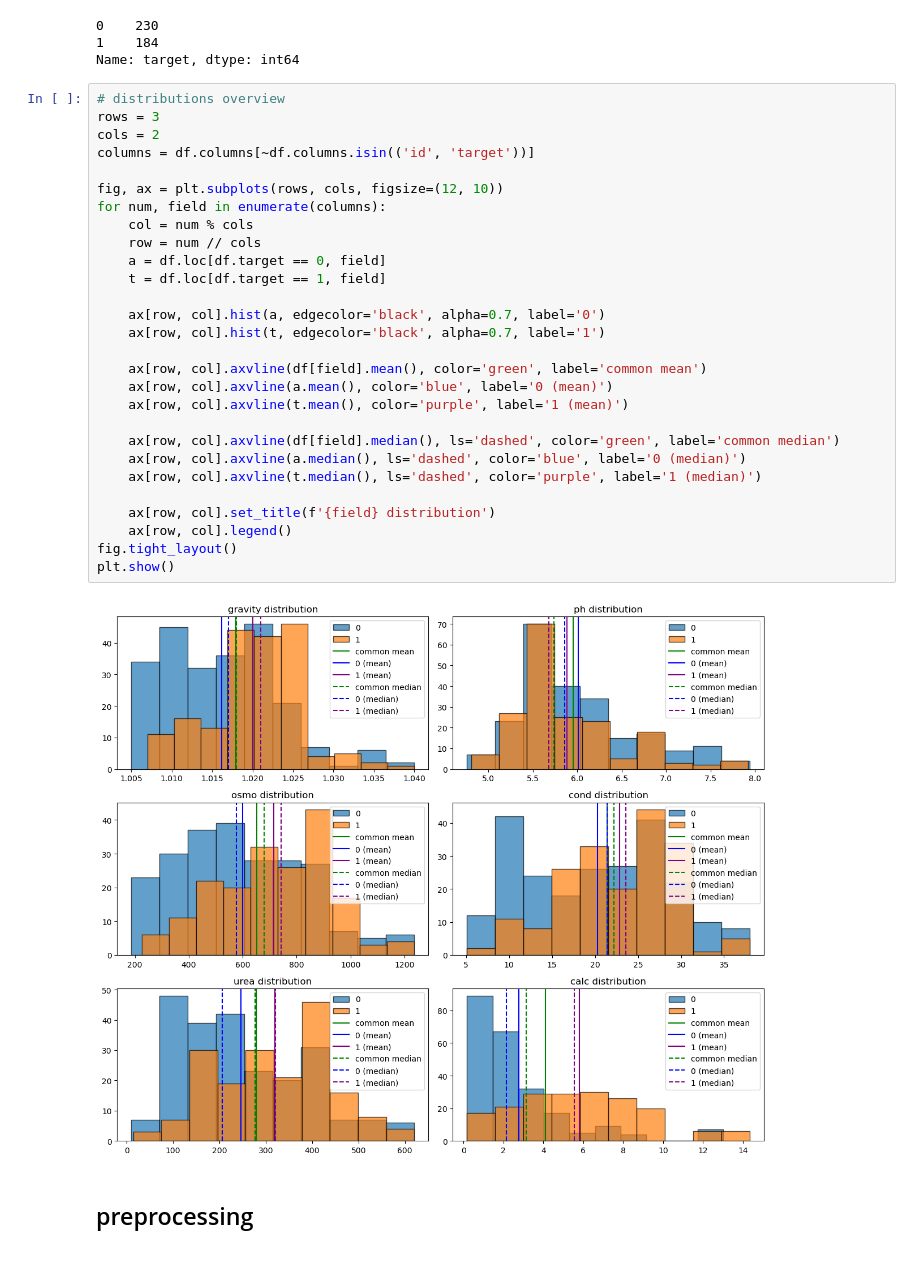
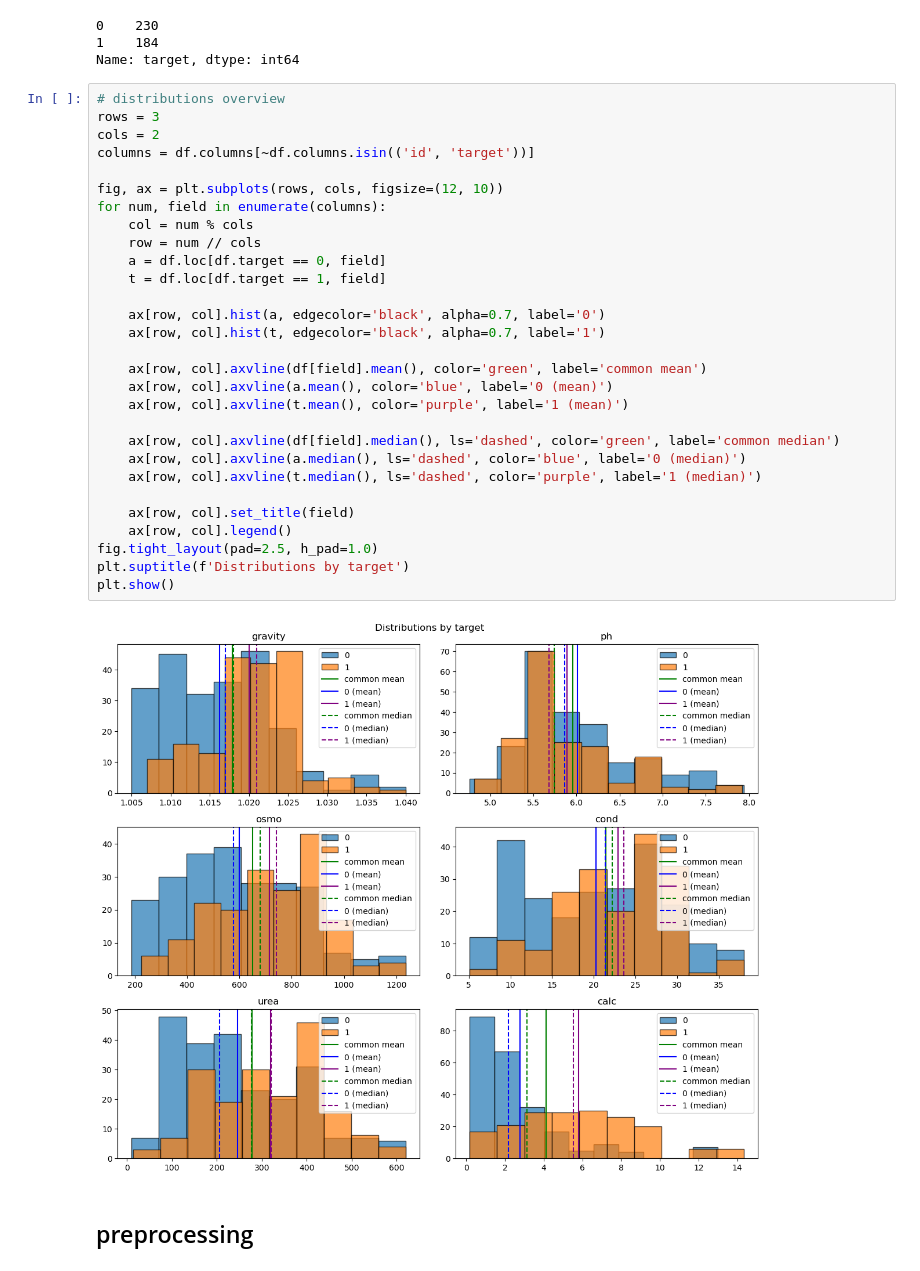
Before and after one commit to j2cry/playground, a Jupyter notebook: S3E12/overview.ipynb, the cells around one changed output. Cells and saved outputs as stored; diff of their text form.

```diff
--- a/S3E12/overview.ipynb
+++ b/S3E12/overview.ipynb
@@ -55,33 +55,34 @@ Name: target, dtype: int64
 # %%
 # distributions overview
 rows = 3
 cols = 2
 columns = df.columns[~df.columns.isin(('id', 'target'))]
 
 fig, ax = plt.subplots(rows, cols, figsize=(12, 10))
 for num, field in enumerate(columns):
     col = num % cols
     row = num // cols
     a = df.loc[df.target == 0, field]
     t = df.loc[df.target == 1, field]
 
     ax[row, col].hist(a, edgecolor='black', alpha=0.7, label='0')
     ax[row, col].hist(t, edgecolor='black', alpha=0.7, label='1')
 
     ax[row, col].axvline(df[field].mean(), color='green', label='common mean')
     ax[row, col].axvline(a.mean(), color='blue', label='0 (mean)')
     ax[row, col].axvline(t.mean(), color='purple', label='1 (mean)')
 
     ax[row, col].axvline(df[field].median(), ls='dashed', color='green', label='common median')
     ax[row, col].axvline(a.median(), ls='dashed', color='blue', label='0 (median)')
     ax[row, col].axvline(t.median(), ls='dashed', color='purple', label='1 (median)')
 
-    ax[row, col].set_title(f'{field} distribution')
+    ax[row, col].set_title(field)
     ax[row, col].legend()
-fig.tight_layout()
+fig.tight_layout(pad=2.5, h_pad=1.0)
+plt.suptitle(f'Distributions by target')
 plt.show()
 # %% [output]
-[figure, old version]
+[figure, new version]
 # %% [markdown]
 ## preprocessing
 # %%
```
Also changed, not shown: parts of 3 cells of this notebook, 3 other files.
